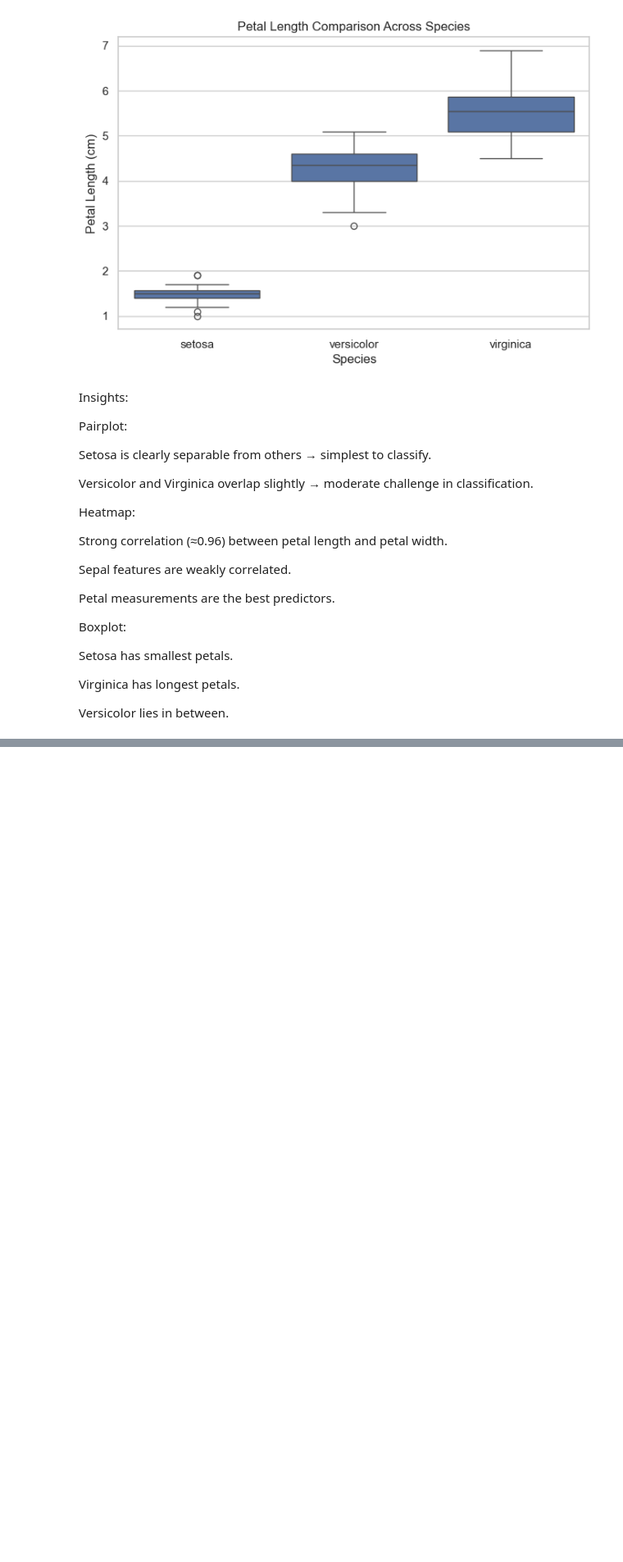
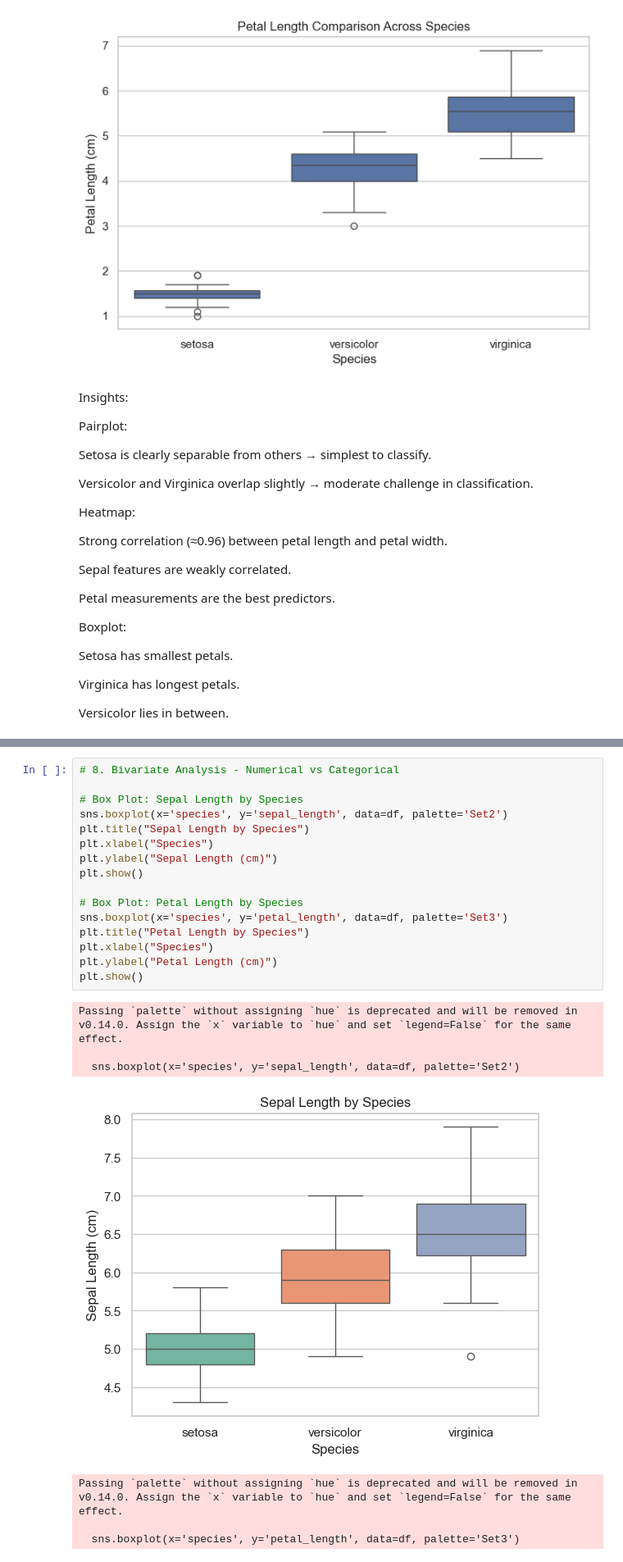
Before and after one commit to Niveditha79/Data_Analysis, a Jupyter notebook: iris.ipynb, the cells around one changed output, grey strips where cells are left out. Shown at 82% size. Cells and saved outputs as stored; diff of their text form; blank space fills up the shorter version.

```diff
--- a/iris.ipynb
+++ b/iris.ipynb
@@ -212,0 +254,24 @@ Versicolor lies in between.
+# %%
+# 8. Bivariate Analysis - Numerical vs Categorical
+
+# Box Plot: Sepal Length by Species
+sns.boxplot(x='species', y='sepal_length', data=df, palette='Set2')
+plt.title("Sepal Length by Species")
+plt.xlabel("Species")
+plt.ylabel("Sepal Length (cm)")
+plt.show()
+
+# Box Plot: Petal Length by Species
+sns.boxplot(x='species', y='petal_length', data=df, palette='Set3')
+plt.title("Petal Length by Species")
+plt.xlabel("Species")
+plt.ylabel("Petal Length (cm)")
+plt.show()
+# %% [output]
+Passing `palette` without assigning `hue` is deprecated and will be removed in v0.14.0. Assign the `x` variable to `hue` and set `legend=False` for the same effect.
+
+  sns.boxplot(x='species', y='sepal_length', data=df, palette='Set2')
+[figure, added]
+Passing `palette` without assigning `hue` is deprecated and will be removed in v0.14.0. Assign the `x` variable to `hue` and set `legend=False` for the same effect.
+
+  sns.boxplot(x='species', y='petal_length', data=df, palette='Set3')
```
Also changed, not shown: parts of 9 cells of this notebook.
